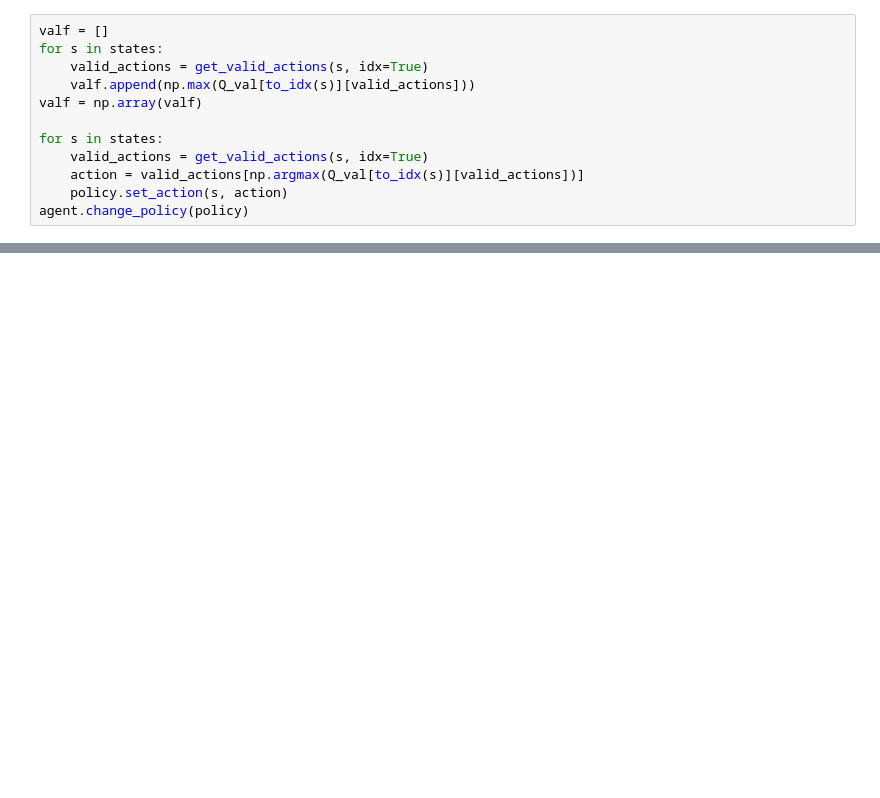
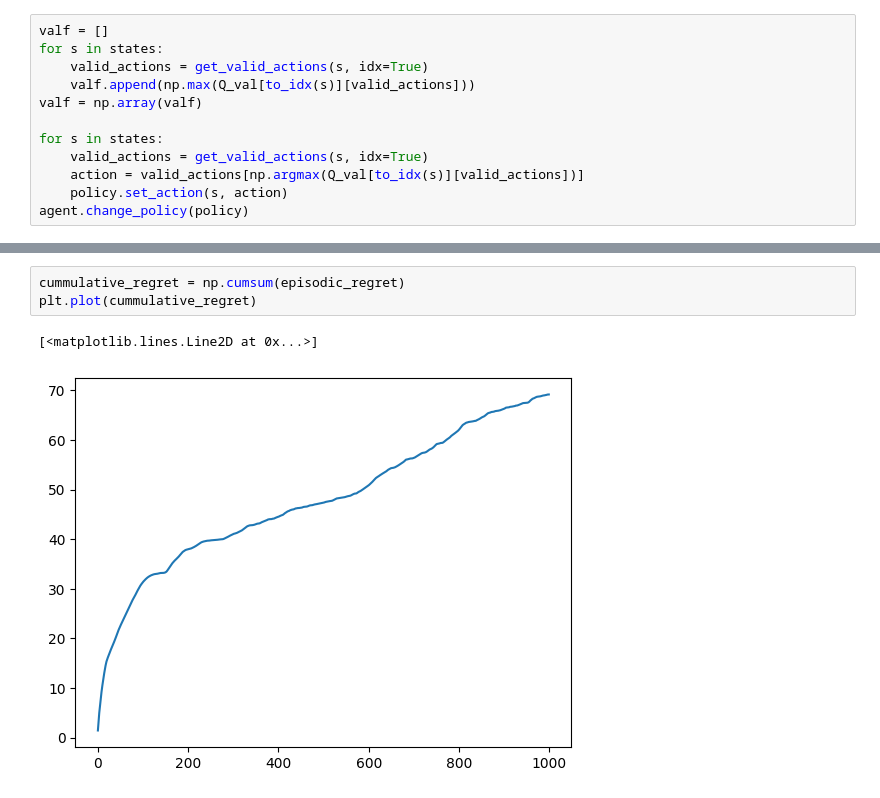
Before and after one commit to BuzzingTaz/RL-Project-1, a Jupyter notebook: TD.ipynb, the cells around one changed output, grey strips where cells are left out. Cells and saved outputs as stored; diff of their text form; blank space fills up the shorter version.

```diff
--- a/TD.ipynb
+++ b/TD.ipynb
@@ -119,3 +127,9 @@ plt.show()
+# %%
+cummulative_regret = np.cumsum(episodic_regret)
+plt.plot(cummulative_regret)
+# %% [output]
+[<matplotlib.lines.Line2D at 0x...>]
+[figure, added]
 # %%
 path, score = agent.play(model, policy, np.array([3,0]), 1000)
 # %% [output]
```
Also changed, not shown: parts of 5 cells of this notebook.
